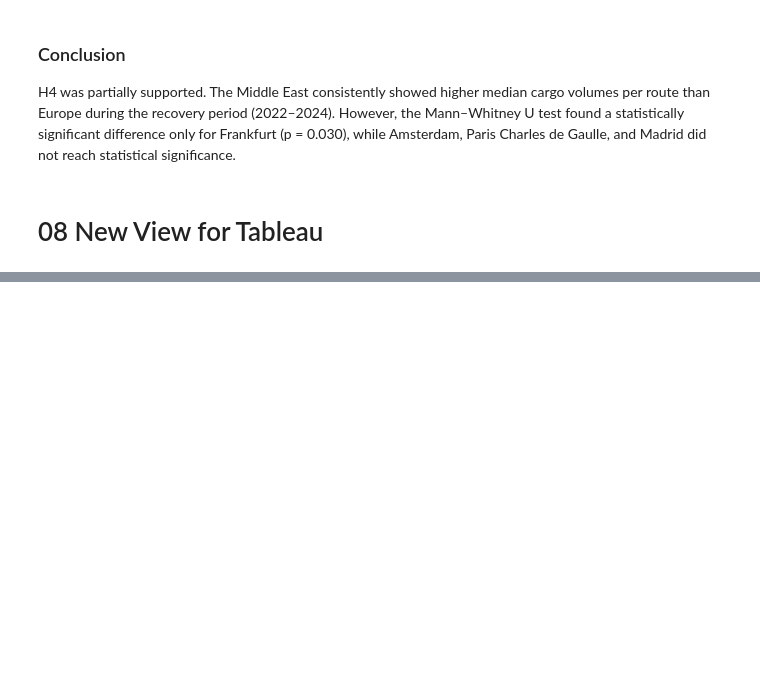
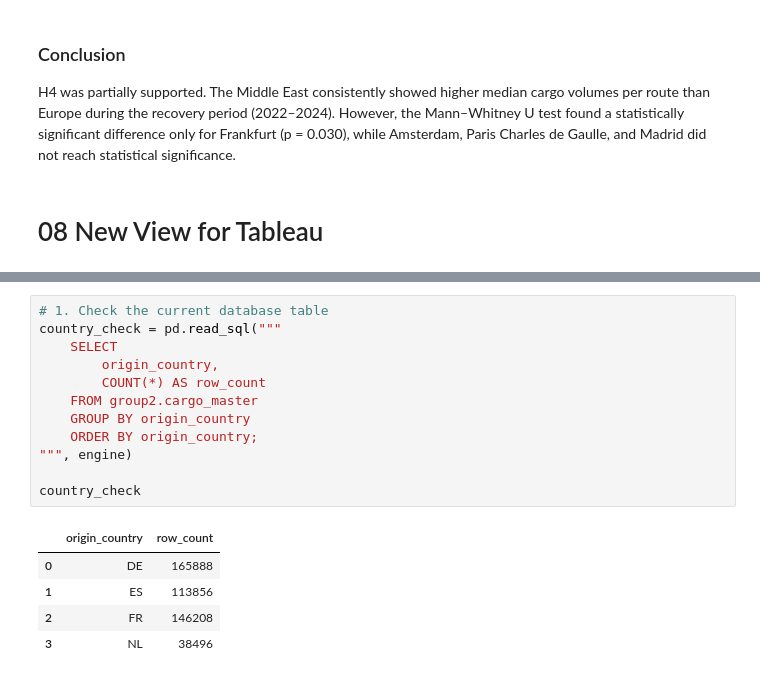
Before and after one commit to h-albrecht-ams/Capstone-Project, a Jupyter notebook: python/01_cargo_analysis.ipynb, the cells around one changed output, grey strips where cells are left out. Drawn from its saved outputs; the diff is of its cells as text; blank space fills up the shorter version.

```diff
--- a/python/01_cargo_analysis.ipynb
+++ b/python/01_cargo_analysis.ipynb
@@ -3793,0 +4043,18 @@ with engine.begin() as conn:
+# %%
+# 1. Check the current database table
+country_check = pd.read_sql("""
+    SELECT
+        origin_country,
+        COUNT(*) AS row_count
+    FROM group2.cargo_master
+    GROUP BY origin_country
+    ORDER BY origin_country;
+""", engine)
+
+country_check
+# %% [output]
+|  | origin_country | row_count |
+| 0 | DE | 165888 |
+| 1 | ES | 113856 |
+| 2 | FR | 146208 |
+| 3 | NL | 38496 |
```
Also changed, not shown: parts of 96 cells of this notebook, 3 other files.
